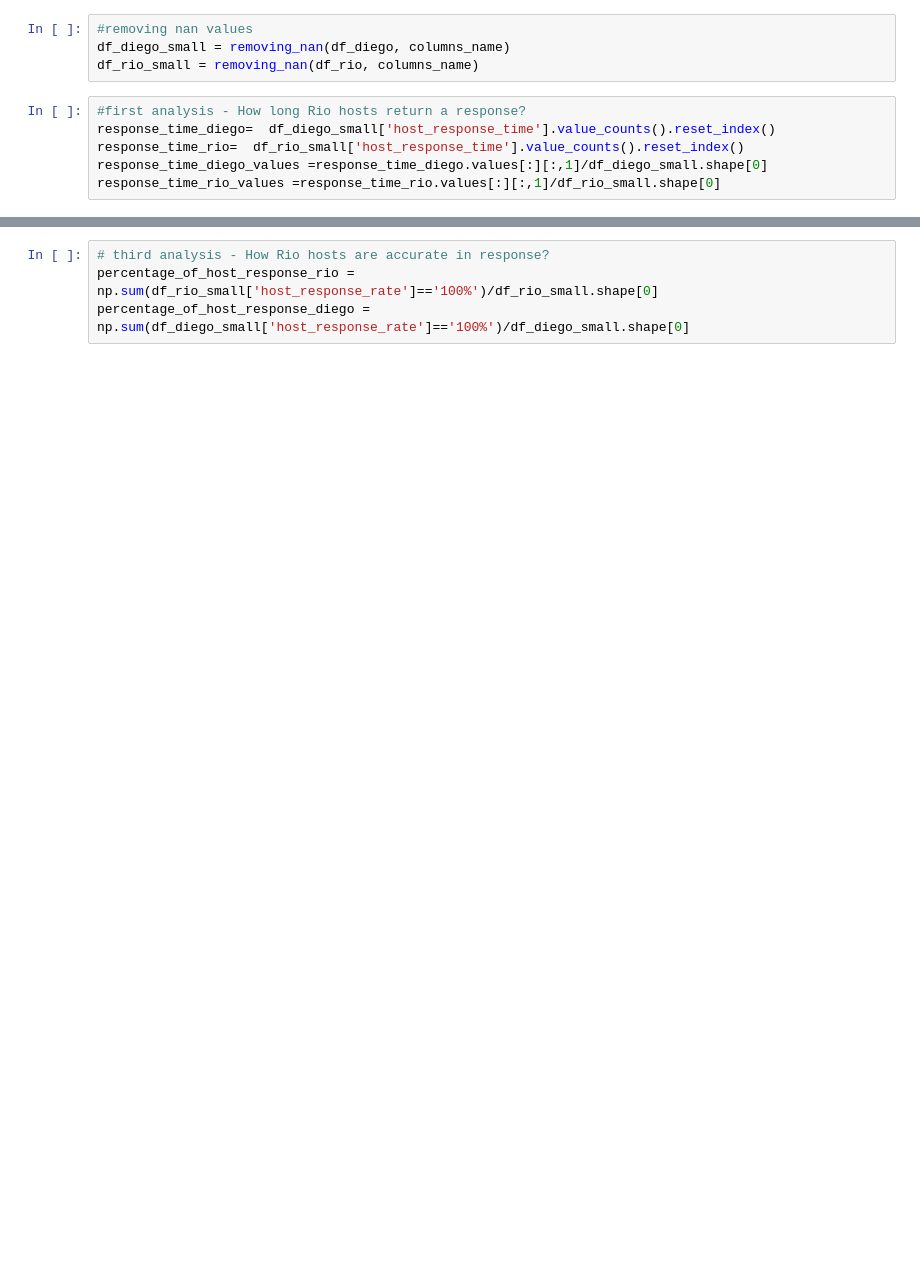
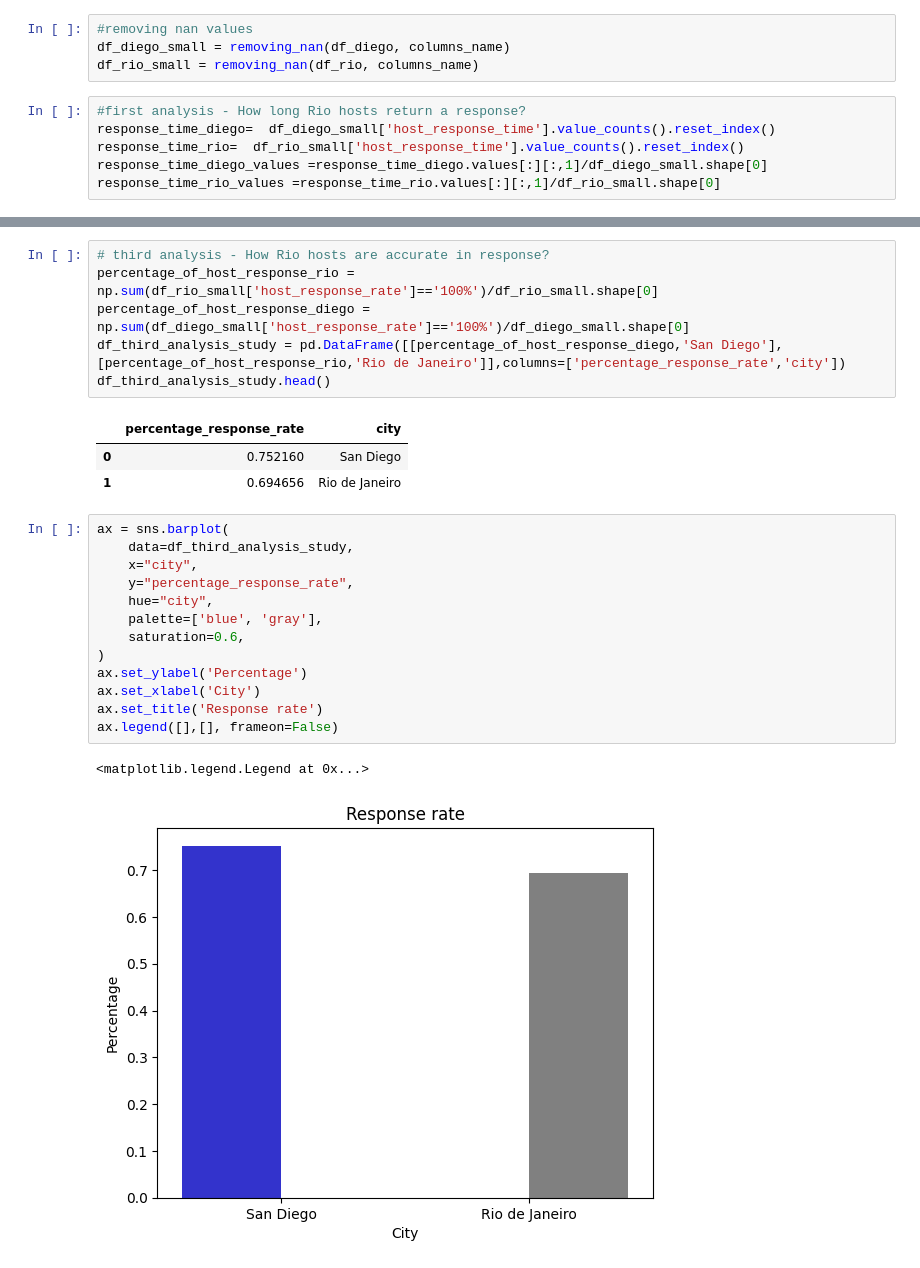
Before and after one commit to mulhermaonocodigo/data_science_introduction, a Jupyter notebook: airbnb_analysis.ipynb, the cells around one changed output, grey strips where cells are left out. Drawn from its saved outputs; the diff is of its cells as text; blank space fills up the shorter version.

```diff
--- a/airbnb_analysis.ipynb
+++ b/airbnb_analysis.ipynb
@@ -63,6 +146,28 @@ print(is_superhost_rio/df_rio_small.shape[0])
 # third analysis - How Rio hosts are accurate in response?
 percentage_of_host_response_rio = np.sum(df_rio_small['host_response_rate']=='100%')/df_rio_small.shape[0]
 percentage_of_host_response_diego = np.sum(df_diego_small['host_response_rate']=='100%')/df_diego_small.shape[0]
+df_third_analysis_study = pd.DataFrame([[percentage_of_host_response_diego,'San Diego'],[percentage_of_host_response_rio,'Rio de Janeiro']],columns=['percentage_response_rate','city'])
+df_third_analysis_study.head()
+# %% [output]
+|  | percentage_response_rate | city |
+| 0 | 0.752160 | San Diego |
+| 1 | 0.694656 | Rio de Janeiro |
+# %%
+ax = sns.barplot(
+    data=df_third_analysis_study,
+    x="city",
+    y="percentage_response_rate",
+    hue="city",
+    palette=['blue', 'gray'],
+    saturation=0.6,
+)
+ax.set_ylabel('Percentage')
+ax.set_xlabel('City')
+ax.set_title('Response rate')
+ax.legend([],[], frameon=False)
+# %% [output]
+<matplotlib.legend.Legend at 0x...>
+[figure, added]
 # %%
 print(percentage_of_host_response_rio)
 print (percentage_of_host_response_diego)
```
Also changed, not shown: parts of 26 cells of this notebook.
